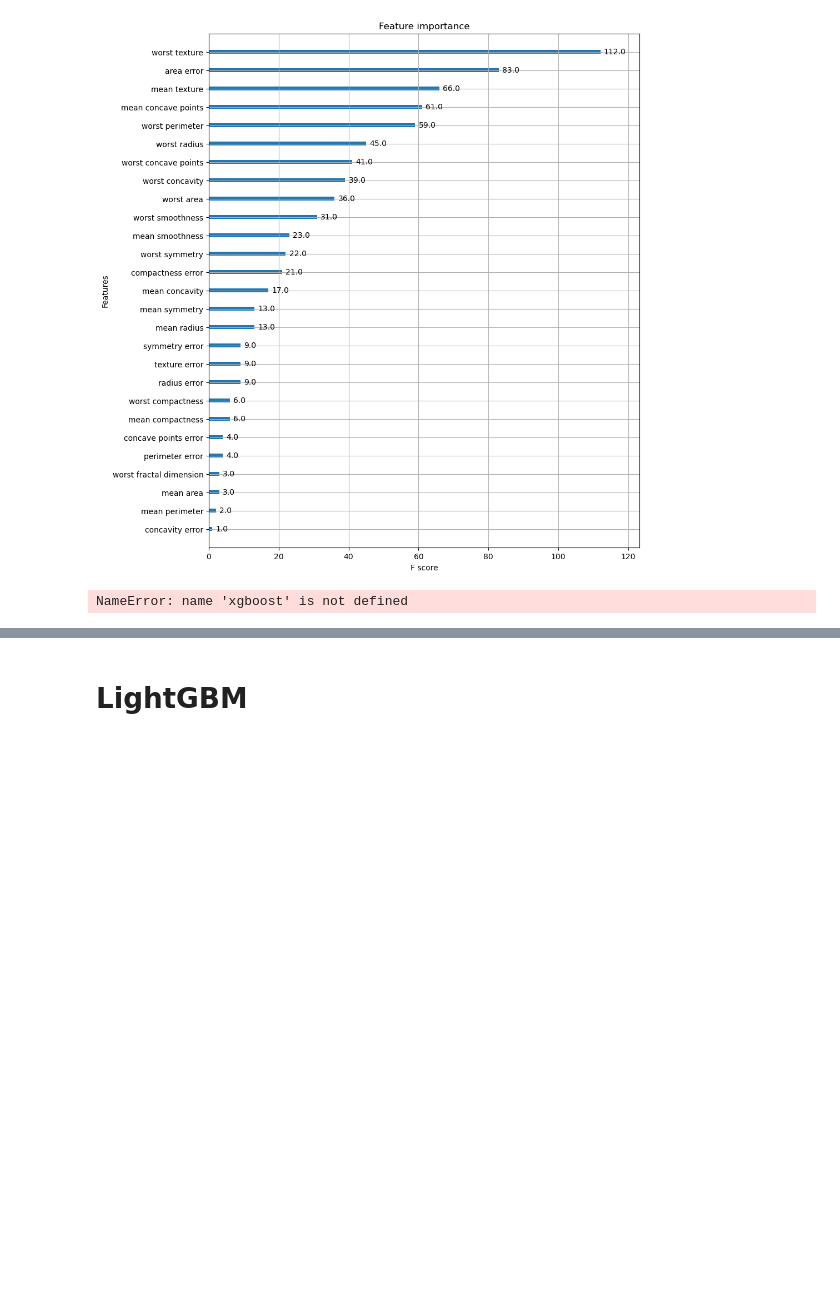
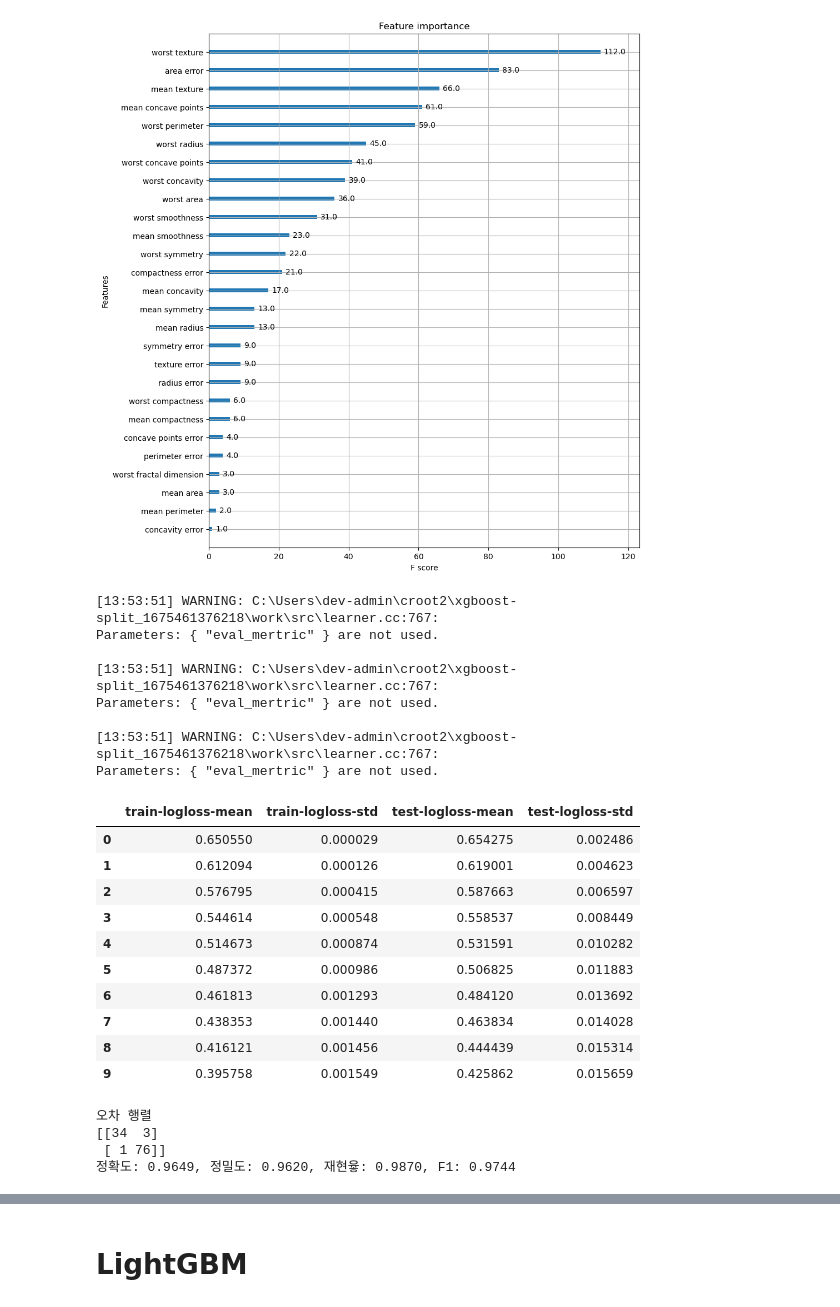
Before and after one commit to kimdyoc13/Cheese_house, a Jupyter notebook: chapter 4.ipynb, the cells around one changed output, grey strips where cells are left out. Drawn from its saved outputs; the diff is of its cells as text; code cells hidden in the pictures; blank space fills up the shorter version.

```diff
--- a/chapter 4.ipynb
+++ b/chapter 4.ipynb
@@ -825,12 +826,34 @@ plot_importance(xgb_model, ax = ax)
 # %% [output]
 <Axes: title={'center': 'Feature importance'}, xlabel='F score', ylabel='Features'>
 [figure]
+# %%
+dtrain = xgb.DMatrix(data=X_train , label=y_train)
+dtest = xgb.DMatrix(data=X_test , label=y_test)
 # %%
-xgboost.cv(params, dtrain, num_boost_round = 10, nfold = 3, srratified = False, folds = None, metrics = (),
+# 파라미터 지정
+xgboost.cv(params, dtrain, num_boost_round = 10, nfold = 3, stratified = False, folds = None, metrics = (),
            obj = None, maximize = False, early_stopping_rounds = None, fpreproc = None, as_pandas = True,
            verbose_eval = None, show_stdv = True, seed = 0, callbacks = None, shuffle = True)
 # %% [output]
-NameError: name 'xgboost' is not defined
+[13:53:51] WARNING: C:\Users\dev-admin\croot2\xgboost-split_1675461376218\work\src\learner.cc:767:
+Parameters: { "eval_mertric" } are not used.
+
+[13:53:51] WARNING: C:\Users\dev-admin\croot2\xgboost-split_1675461376218\work\src\learner.cc:767:
+Parameters: { "eval_mertric" } are not used.
+
+[13:53:51] WARNING: C:\Users\dev-admin\croot2\xgboost-split_1675461376218\work\src\learner.cc:767:
+Parameters: { "eval_mertric" } are not used.
+|  | train-logloss-mean | train-logloss-std | test-logloss-mean | test-logloss-std |
+| 0 | 0.650550 | 0.000029 | 0.654275 | 0.002486 |
+| 1 | 0.612094 | 0.000126 | 0.619001 | 0.004623 |
+| 2 | 0.576795 | 0.000415 | 0.587663 | 0.006597 |
+| 3 | 0.544614 | 0.000548 | 0.558537 | 0.008449 |
+| 4 | 0.514673 | 0.000874 | 0.531591 | 0.010282 |
+| 5 | 0.487372 | 0.000986 | 0.506825 | 0.011883 |
+| 6 | 0.461813 | 0.001293 | 0.484120 | 0.013692 |
+| 7 | 0.438353 | 0.001440 | 0.463834 | 0.014028 |
+| 8 | 0.416121 | 0.001456 | 0.444439 | 0.015314 |
+| 9 | 0.395758 | 0.001549 | 0.425862 | 0.015659 |
 # %%
 # 사이킷런 래퍼 XGBoost 클래스인 XGBClassifier 임포트
 from xgboost import XGBClassifier
@@ -840,0 +868,7 @@ xgb_wrapper = XGBClassifier(n_estimators = 400, learning_rate = 0.05, max_depth
+# %%
+get_clf_eval(y_test, w_preds)
+# %% [output]
+오차 행렬
+[[34  3]
+ [ 1 76]]
+정확도: 0.9649, 정밀도: 0.9620, 재현윻: 0.9870, F1: 0.9744
```
Also changed, not shown: parts of 19 cells of this notebook.
